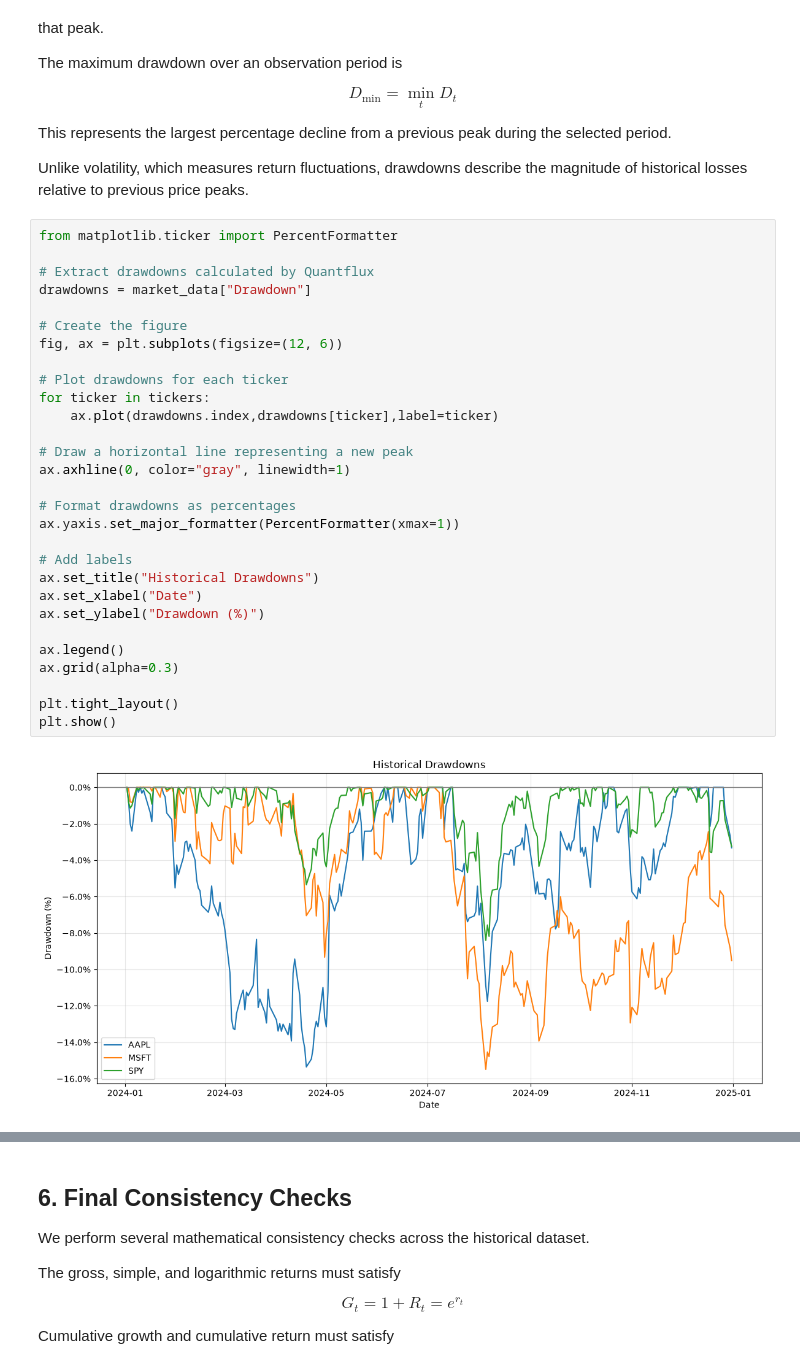
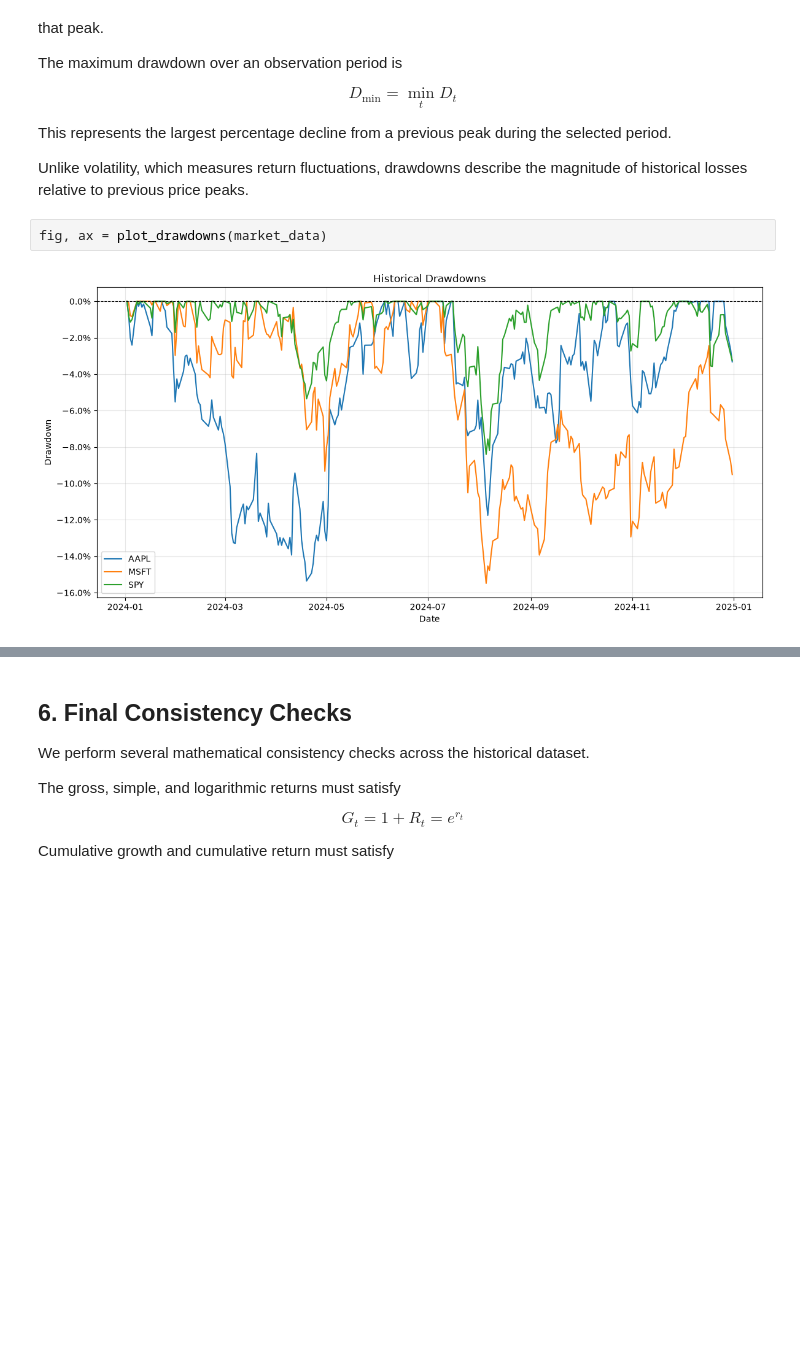
Before and after one commit to luisfelipegz/quantflux, a Jupyter notebook: notebooks/01_market_exploration.ipynb, the cells around one changed output, grey strips where cells are left out. Saved outputs shown, nothing was run; the diff lists cells and outputs as text; blank space fills up the shorter version.

```diff
--- a/notebooks/01_market_exploration.ipynb
+++ b/notebooks/01_market_exploration.ipynb
@@ -434,35 +365,8 @@ This represents the largest percentage decline from a previous peak during the s
 
 Unlike volatility, which measures return fluctuations, drawdowns describe the magnitude of historical losses relative to previous price peaks.
 # %%
-from matplotlib.ticker import PercentFormatter
-
-# Extract drawdowns calculated by Quantflux
-drawdowns = market_data["Drawdown"]
-
-# Create the figure
-fig, ax = plt.subplots(figsize=(12, 6))
-
-# Plot drawdowns for each ticker
-for ticker in tickers:
-    ax.plot(drawdowns.index,drawdowns[ticker],label=ticker)
-
-# Draw a horizontal line representing a new peak
-ax.axhline(0, color="gray", linewidth=1)
-
-# Format drawdowns as percentages
-ax.yaxis.set_major_formatter(PercentFormatter(xmax=1))
-
-# Add labels
-ax.set_title("Historical Drawdowns")
-ax.set_xlabel("Date")
-ax.set_ylabel("Drawdown (%)")
-
-ax.legend()
-ax.grid(alpha=0.3)
-
-plt.tight_layout()
-plt.show()
+fig, ax = plot_drawdowns(market_data)
 # %% [output]
-[figure, old version]
+[figure, new version]
 # %%
 # Find the largest historical decline for each ticker
```
Also changed, not shown: parts of 10 cells of this notebook, 3 other files.
